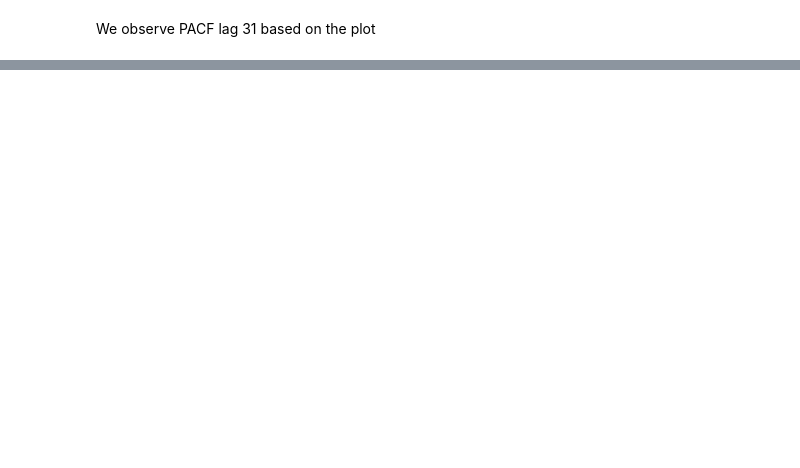
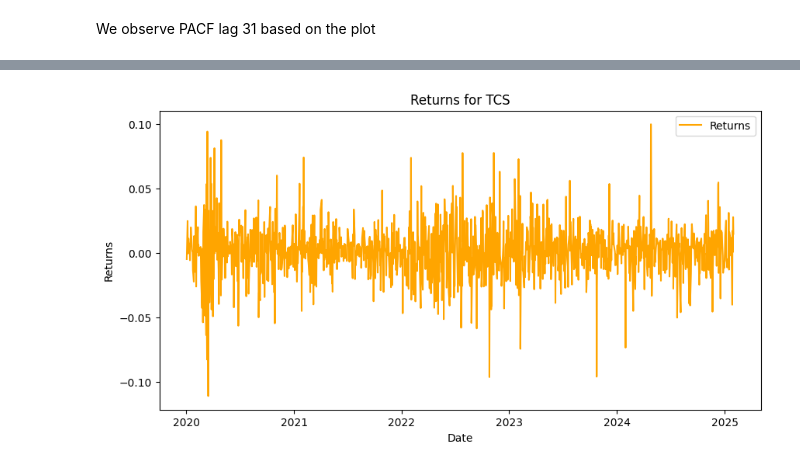
Before and after one commit to KarthikeyanBaskaran/StockPrediction, a Jupyter notebook: Capstone_Microsoft.ipynb, the cells around one changed output, grey strips where cells are left out. Saved outputs shown, nothing was run; the diff lists cells and outputs as text; code cells hidden in the pictures; blank space fills up the shorter version.

```diff
--- a/Capstone_Microsoft.ipynb
+++ b/Capstone_Microsoft.ipynb
@@ -371,0 +171,14 @@ fig.show()
+# %%
+# Compute returns
+returns = prices.pct_change().dropna()
+# %%
+# Plot returns
+plt.figure(figsize=(10, 5))
+plt.plot(returns.index, returns, label='Returns', color='orange')
+plt.xlabel('Date')
+plt.ylabel('Returns')
+plt.title('Returns for TCS')
+plt.legend()
+plt.show()
+# %% [output]
+[figure, added]
```
Also changed, not shown: parts of 36 cells of this notebook.
